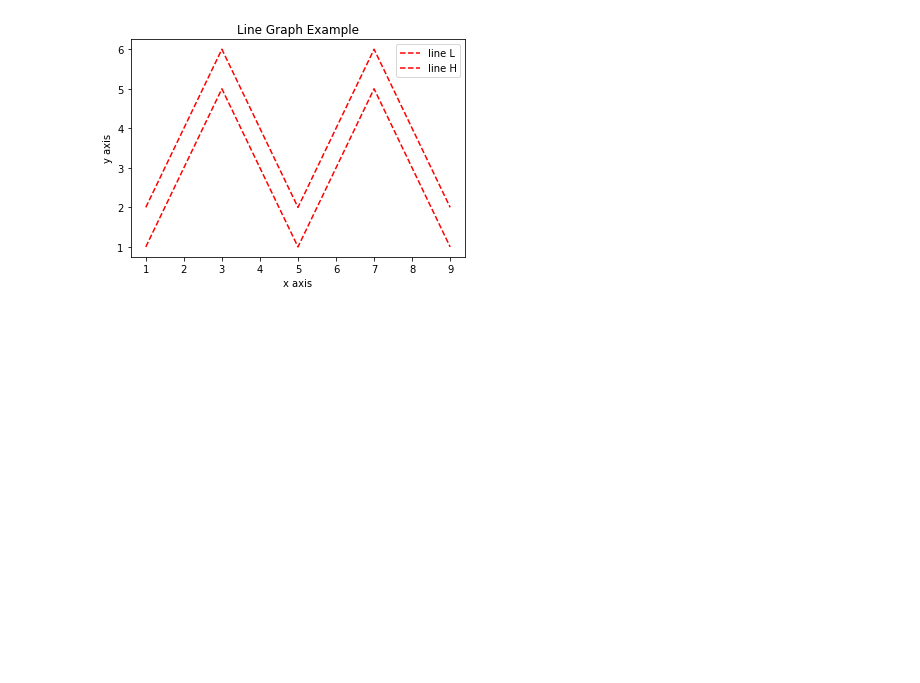
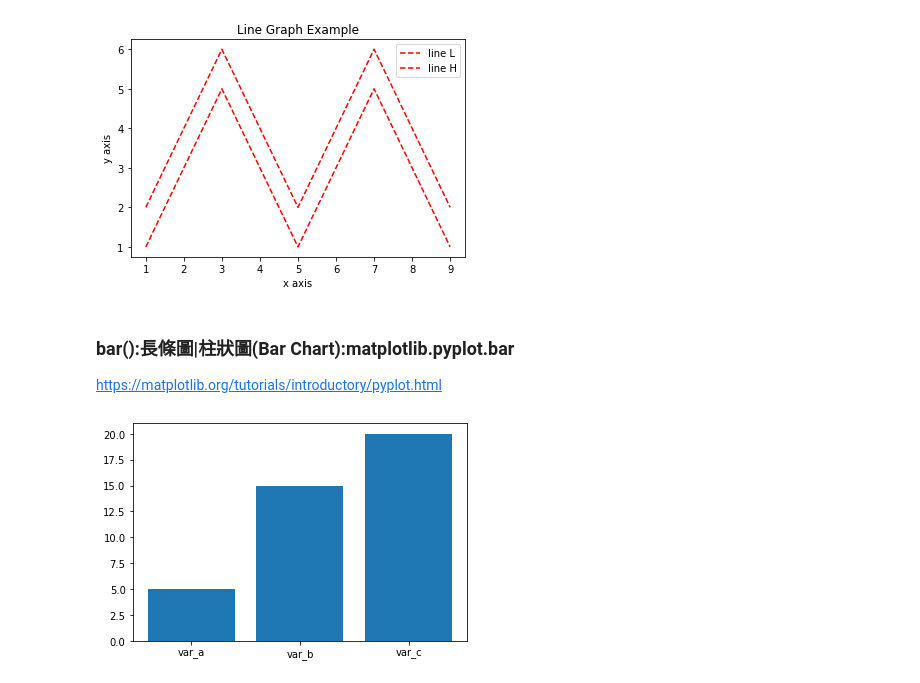
Before and after one commit to Rainbowpen/AI_and_security_2020, a Jupyter notebook: 20201014.ipynb, the cells around one changed output. Cells and saved outputs as stored; diff of their text form; code cells hidden in the pictures; blank space fills up the shorter version.

```diff
--- a/20201014.ipynb
+++ b/20201014.ipynb
@@ -36,3 +37,14 @@ plt.legend()
 plt.show()
 # %% [output]
 [figure]
+# %% [markdown]
+### bar():長條圖|柱狀圖(Bar Chart):matplotlib.pyplot.bar
+https://matplotlib.org/tutorials/introductory/pyplot.html
+# %%
+import matplotlib.pyplot as plt
+names = ['var_a', 'var_b', 'var_c']
+values = [5, 15, 20]
+plt.bar(names, values)
+plt.show()
+# %% [output]
+[figure, added]
```
Also changed, not shown: parts of 6 cells of this notebook.
